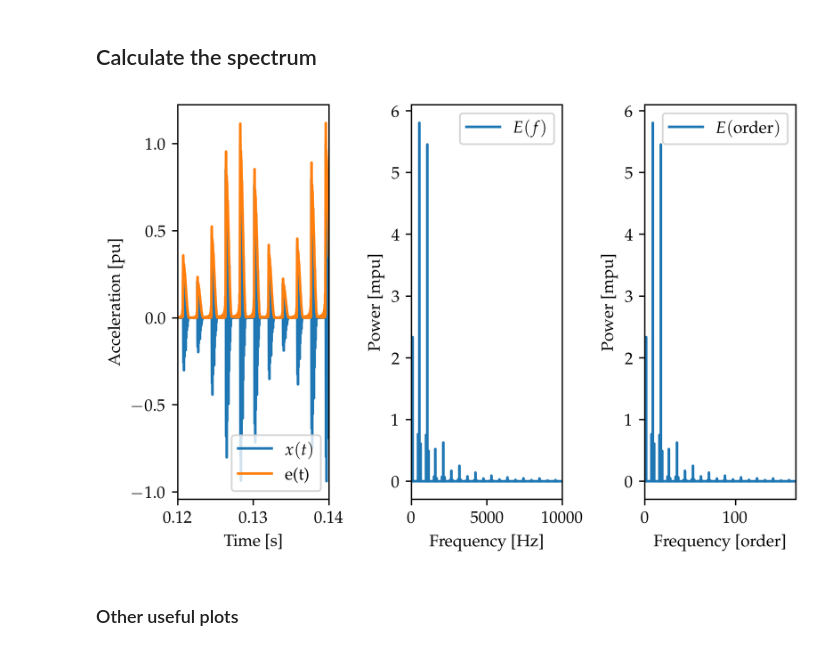
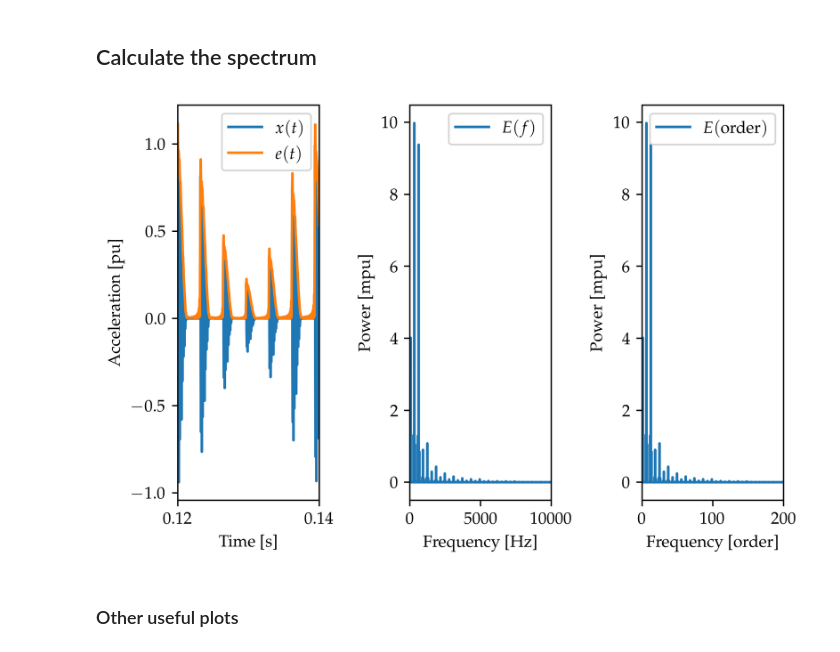
Before and after one commit to SignalAnalysisLab/uia-cm-presentation, a Jupyter notebook: python/main.ipynb, the cells around one changed output. Saved outputs shown, nothing was run; the diff lists cells and outputs as text; code cells hidden in the pictures.

```diff
--- a/python/main.ipynb
+++ b/python/main.ipynb
@@ -28,8 +28,8 @@ dpi = 360
 # %%
 filename = 'bearing_fault.dat'
 
-fs = 44e3 # Hz
-rps = 60
+fs = 25600 # Hz
+rps = 50
 
 # BPFI
 # RPS not RPM!!!!
@@ -86,7 +86,7 @@ fig, axs = plt.subplots(nrows=1, ncols=3, dpi=dpi)
 # First window: the original signal with envelope
 
 axs[0].plot(t, data, label="$x(t)$")
-axs[0].plot(t, envelope, label="e(t)")
+axs[0].plot(t, envelope, label="$e(t)$")
 
 axs[0].set_xlabel('Time [s]')
 axs[0].set_ylabel('Acceleration [pu]')
@@ -102,34 +102,34 @@ f, E = periodogram(envelope, fs=fs)
 E = E * 1e3
 
 axs[1].plot(f, E, label='$E(f)$')
 
 axs[1].set_xlabel('Frequency [Hz]')
 axs[1].set_ylabel('Power [mpu]')
 
 f_max = 10e3
 
 axs[1].set_xlim([0, f_max])
 
 axs[1].legend()
 
 # Third window: Order spectrum
 
 orders = f / rps
 
 axs[2].plot(orders, E, label='$E($order$)$')
 
 axs[2].set_xlabel('Frequency [order]')
 axs[2].set_ylabel('Power [mpu]')
 
 axs[2].set_xlim([0, f_max/rps])
 
 axs[2].legend()
 
 fig.tight_layout()
 
 fig.savefig('figs/order_spectrum.png')
 # %% [output]
-[figure, old version]
+[figure, new version]
 # %% [markdown]
 ### Other useful plots
 # %% [markdown]
```
Also changed, not shown: parts of 4 cells of this notebook, 14 other files.
